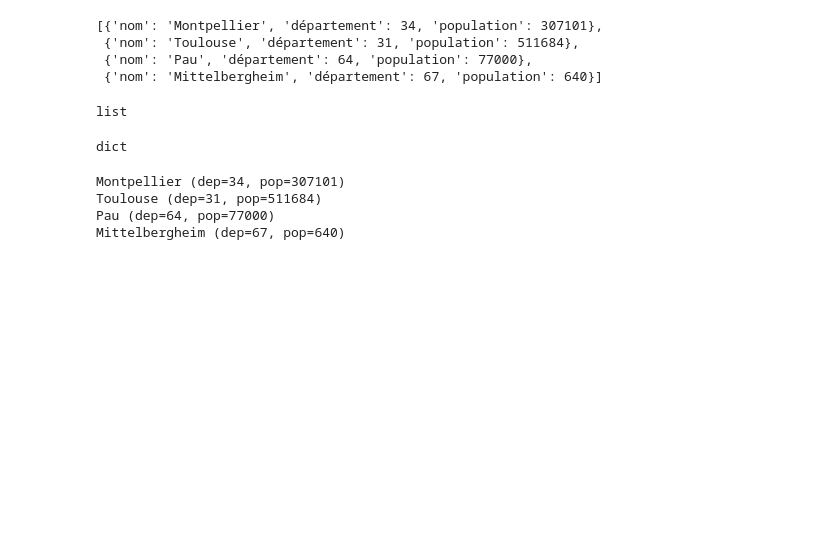
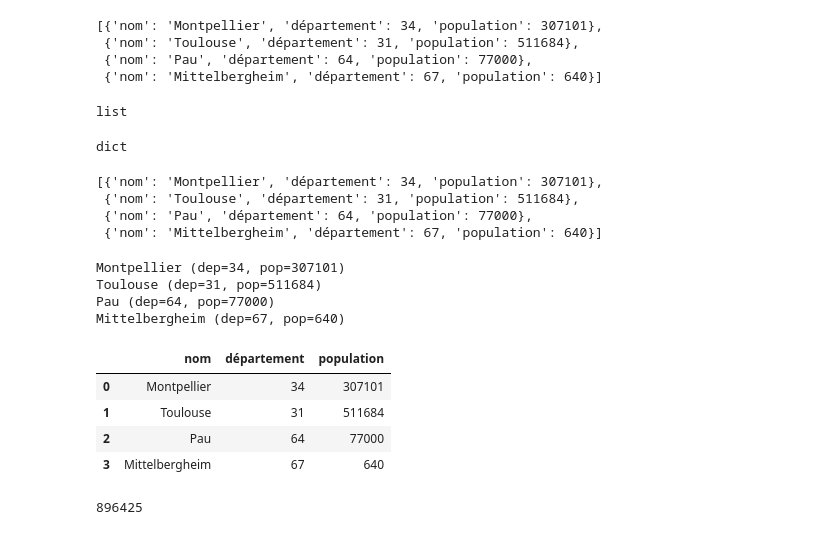
Before and after one commit to matthcol/python202503, a Jupyter notebook: Conteneurs.ipynb, the cells around one changed output. Saved outputs shown, nothing was run; the diff lists cells and outputs as text; code cells hidden in the pictures; blank space fills up the shorter version.

```diff
--- a/Conteneurs.ipynb
+++ b/Conteneurs.ipynb
@@ -844,6 +844,13 @@ type(liste_dict_ville[0])
 dict
 # %%
 # Afficher les villes à partir de cette nouvelle liste
+# %%
+liste_dict_ville
+# %% [output]
+[{'nom': 'Montpellier', 'département': 34, 'population': 307101},
+ {'nom': 'Toulouse', 'département': 31, 'population': 511684},
+ {'nom': 'Pau', 'département': 64, 'population': 77000},
+ {'nom': 'Mittelbergheim', 'département': 67, 'population': 640}]
 # %%
 for ville_d in liste_dict_ville:
     # print(ville_d)
@@ -860,0 +870,13 @@ Mittelbergheim (dep=67, pop=640)
+# %%
+tableau_ville = pd.DataFrame(liste_dict_ville)
+tableau_ville
+# %% [output]
+|  | nom | département | population |
+| 0 | Montpellier | 34 | 307101 |
+| 1 | Toulouse | 31 | 511684 |
+| 2 | Pau | 64 | 77000 |
+| 3 | Mittelbergheim | 67 | 640 |
+# %%
+tableau_ville.population.sum()
+# %% [output]
+896425
```
Also changed, not shown: parts of 1 cell of this notebook.
